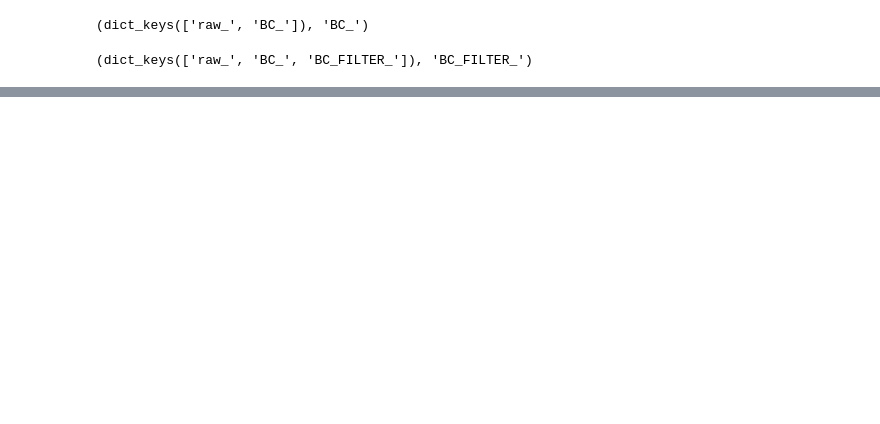
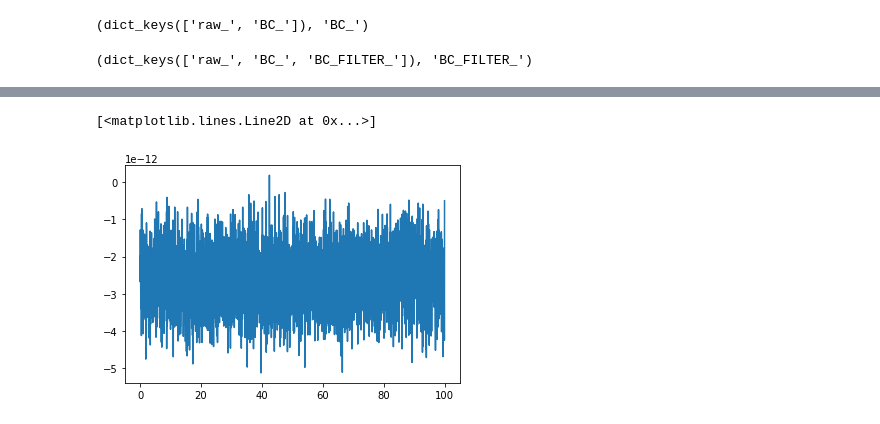
Before and after one commit to AGPlested/ASCAM, a Jupyter notebook: histogram.ipynb, the cells around one changed output, grey strips where cells are left out. Saved outputs shown, nothing was run; the diff lists cells and outputs as text; code cells hidden in the pictures; blank space fills up the shorter version.

```diff
--- a/histogram.ipynb
+++ b/histogram.ipynb
@@ -53,3 +50,10 @@ n, b, p = plt.hist(data, 500)
 # %%
 time = exp['BC_FILTER_'][0]['time']
 trace = exp['BC_FILTER_'][0]['trace']
+# %%
+exp = backend.Model(filename='data/170922 004 Copy Export.mat')
+# %%
+plt.plot(exp['raw_'][3]['time'],exp['raw_'][3]['trace'])
+# %% [output]
+[<matplotlib.lines.Line2D at 0x...>]
+[figure, added]
```
Also changed, not shown: parts of 31 cells of this notebook, 8 other files.
